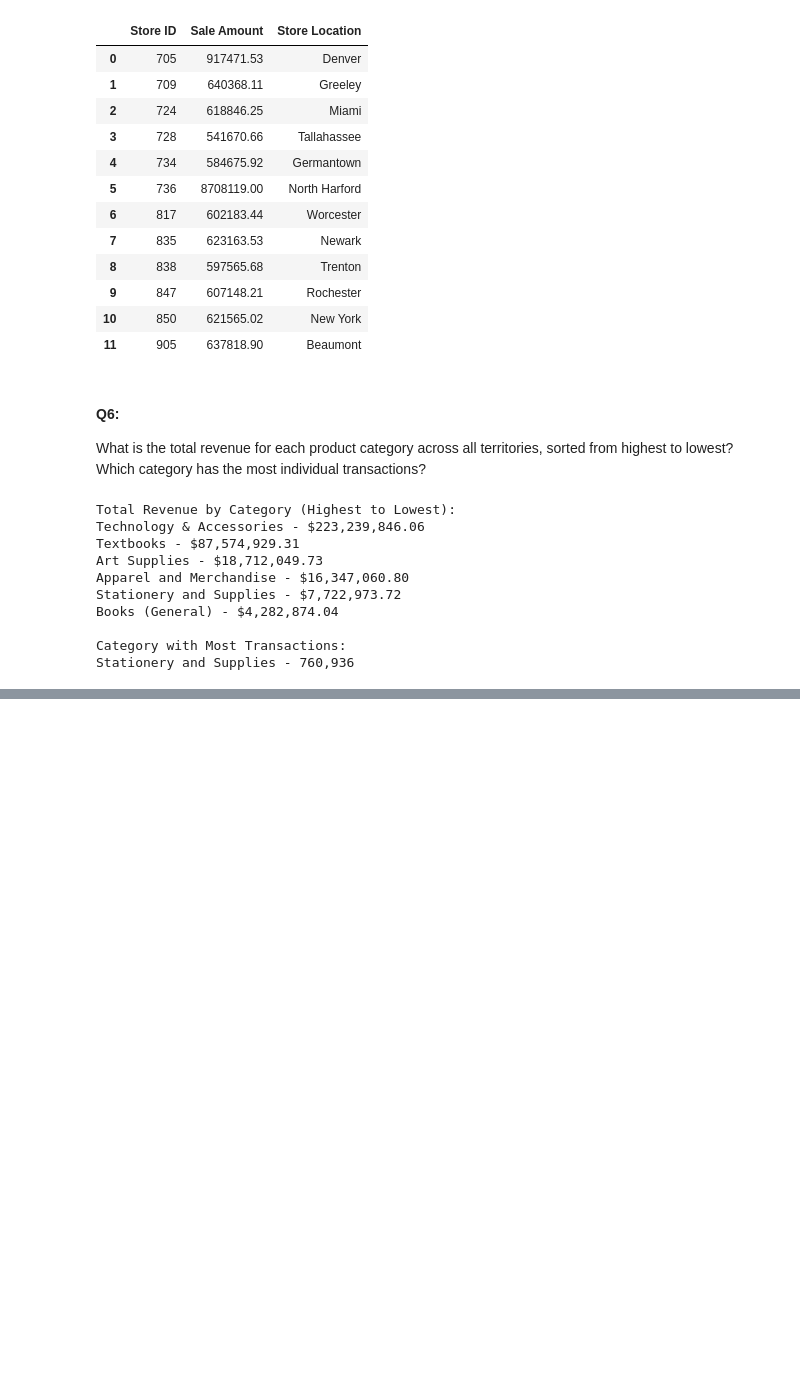
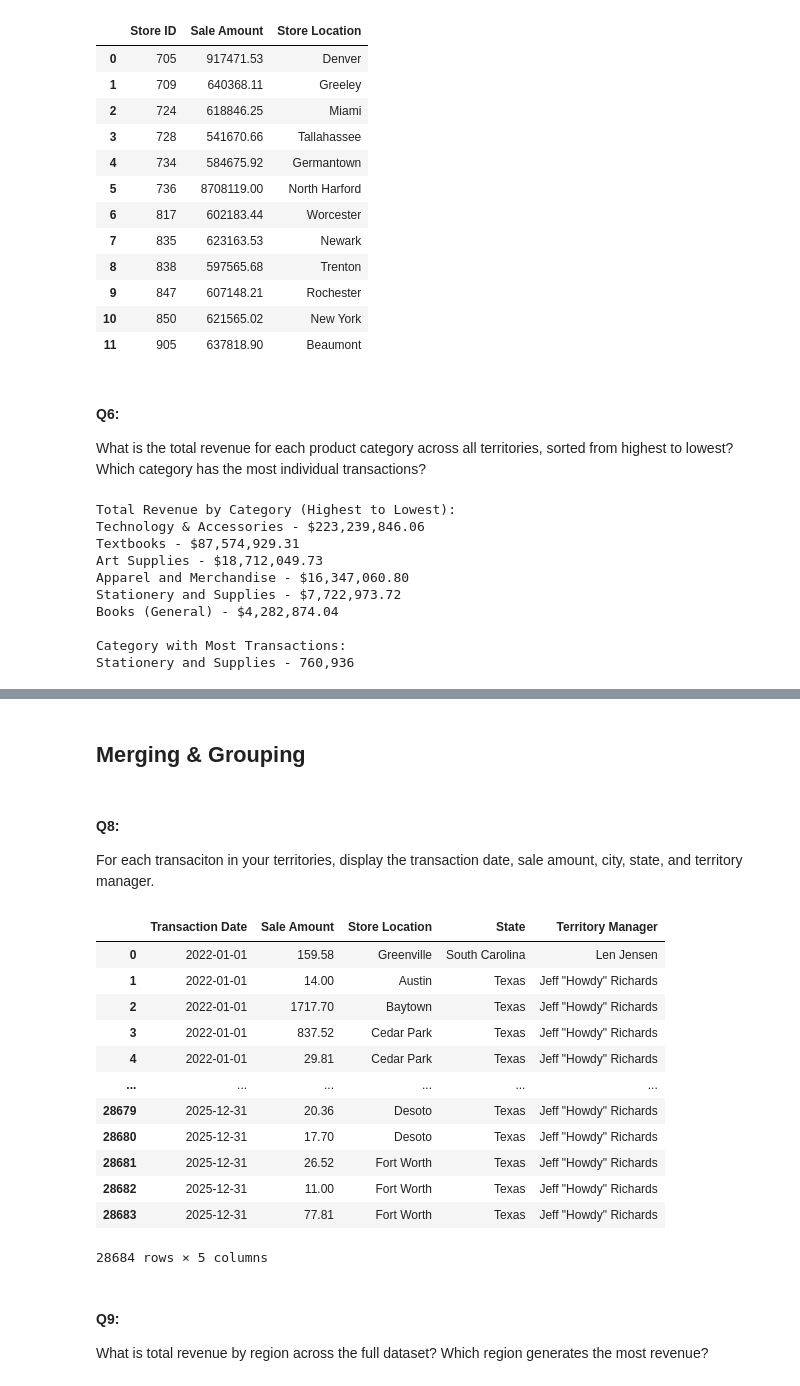
Before and after one commit to anchan-hm/Capstone_2, a Jupyter notebook: Chanthadara_bonus_analysis.ipynb, the cells around one changed output, grey strips where cells are left out. Drawn from its saved outputs; the diff is of its cells as text; code cells hidden in the pictures; blank space fills up the shorter version.

```diff
--- a/Chanthadara_bonus_analysis.ipynb
+++ b/Chanthadara_bonus_analysis.ipynb
@@ -371,0 +416,41 @@ Stationery and Supplies - 760,936
+# %% [markdown]
+## Merging & Grouping
+# %% [markdown]
+#### Q8:
+For each transaciton in your territories, display the transaction date, sale amount, city, state, and territory manager.
+# %%
+# filtering store_detail inly for SC & TX
+assigned_stores = store_detail[(store_detail["State"] == "Texas")|
+                                (store_detail["State"] == "South Carolina")] # keeping ONLY TX & SC
+
+# merging to pull city, state, territory manager
+states_transaction = store_sales.merge(assigned_stores[["Store ID","Store Location","State",
+                                                        "Territory Manager"]],
+                                       on = "Store ID") # matching store ID
+
+# selecting what is displayed
+territory_output = states_transaction[["Transaction Date",
+                                       "Sale Amount",
+                                       "Store Location",
+                                       "State",
+                                       "Territory Manager"]]
+
+# displaying output
+territory_output
+# %% [output]
+|  | Transaction Date | Sale Amount | Store Location | State | Territory Manager |
+| 0 | 2022-01-01 | 159.58 | Greenville | South Carolina | Len Jensen |
+| 1 | 2022-01-01 | 14.00 | Austin | Texas | Jeff "Howdy" Richards |
+| 2 | 2022-01-01 | 1717.70 | Baytown | Texas | Jeff "Howdy" Richards |
+| 3 | 2022-01-01 | 837.52 | Cedar Park | Texas | Jeff "Howdy" Richards |
+| 4 | 2022-01-01 | 29.81 | Cedar Park | Texas | Jeff "Howdy" Richards |
+| ... | ... | ... | ... | ... | ... |
+| 28679 | 2025-12-31 | 20.36 | Desoto | Texas | Jeff "Howdy" Richards |
+| 28680 | 2025-12-31 | 17.70 | Desoto | Texas | Jeff "Howdy" Richards |
+| 28681 | 2025-12-31 | 26.52 | Fort Worth | Texas | Jeff "Howdy" Richards |
+| 28682 | 2025-12-31 | 11.00 | Fort Worth | Texas | Jeff "Howdy" Richards |
+| 28683 | 2025-12-31 | 77.81 | Fort Worth | Texas | Jeff "Howdy" Richards |
+28684 rows × 5 columns
+# %% [markdown]
+#### Q9:
+What is total revenue by region across the full dataset? Which region generates the most revenue?
```
Also changed, not shown: parts of 8 cells of this notebook.
